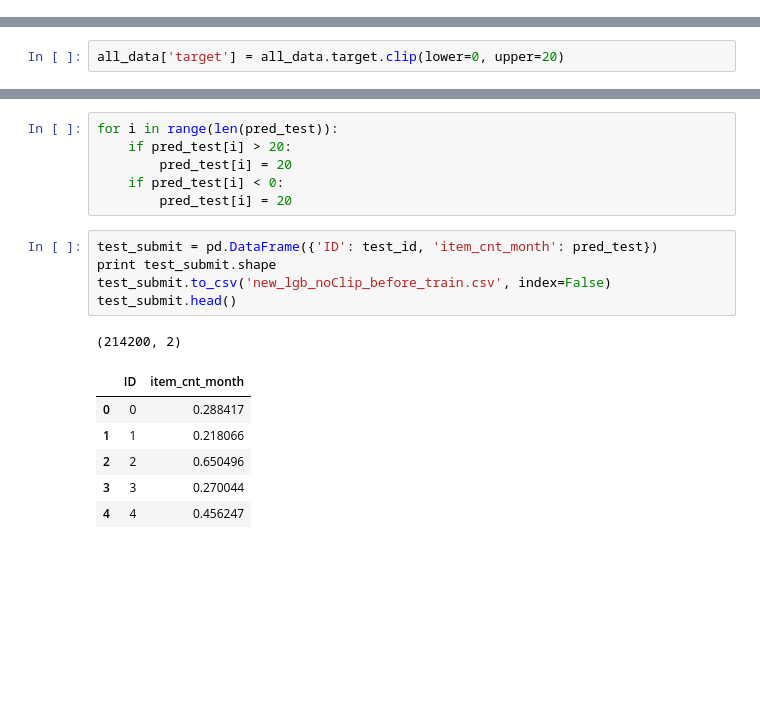
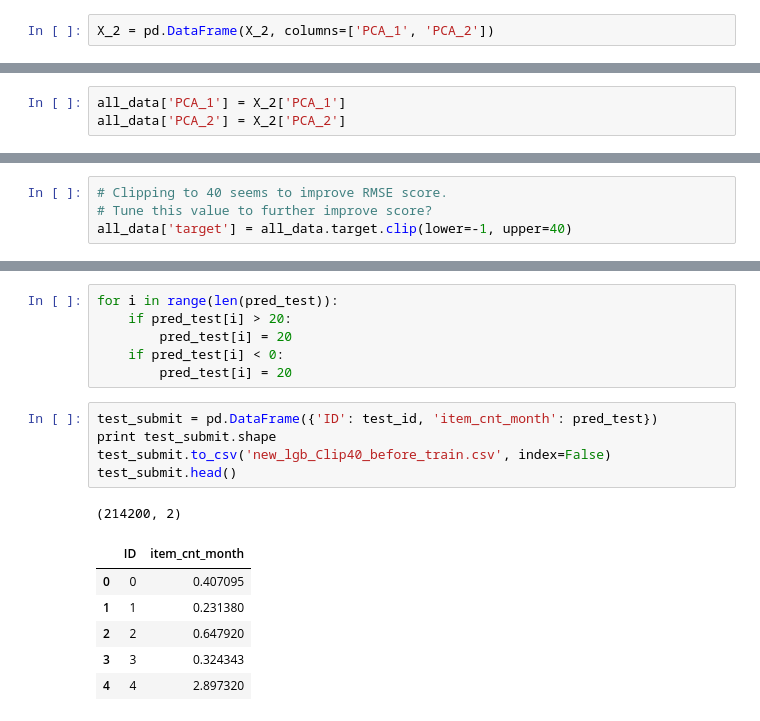
Before and after one commit to maviator/kaggle_coursera_course, a Jupyter notebook: script/MovingValidationPipeline.ipynb, the cells around one changed output, grey strips where cells are left out. Cells and saved outputs as stored; diff of their text form; blank space fills up the shorter version.

Commit message:
changed clipping to 40 before training. New LB score

```diff
--- a/script/MovingValidationPipeline.ipynb
+++ b/script/MovingValidationPipeline.ipynb
@@ -265,0 +343,2 @@ all_data, NAs = reduce_mem_usage(all_data)
+# %%
+X_2 = pd.DataFrame(X_2, columns=['PCA_1', 'PCA_2'])
@@ -265,0 +347,3 @@ all_data, NAs = reduce_mem_usage(all_data)
+# %%
+all_data['PCA_1'] = X_2['PCA_1']
+all_data['PCA_2'] = X_2['PCA_2']
@@ -302,5 +398,7 @@ all_data.target.describe()
-# %%
-all_data['target'] = all_data.target.clip(lower=0, upper=20)
+# %%
+# Clipping to 40 seems to improve RMSE score.
+# Tune this value to further improve score?
+all_data['target'] = all_data.target.clip(lower=-1, upper=40)
 # %%
 all_data.target.describe()
 # %% [output]
@@ -429,13 +500,13 @@ for i in range(len(pred_test)):
 # %%
 test_submit = pd.DataFrame({'ID': test_id, 'item_cnt_month': pred_test})
 print test_submit.shape
-test_submit.to_csv('new_lgb_noClip_before_train.csv', index=False)
+test_submit.to_csv('new_lgb_Clip40_before_train.csv', index=False)
 test_submit.head()
 # %% [output]
 (214200, 2)
 |  | ID | item_cnt_month |
-| 0 | 0 | 0.288417 |
-| 1 | 1 | 0.218066 |
-| 2 | 2 | 0.650496 |
-| 3 | 3 | 0.270044 |
-| 4 | 4 | 0.456247 |
+| 0 | 0 | 0.407095 |
+| 1 | 1 | 0.231380 |
+| 2 | 2 | 0.647920 |
+| 3 | 3 | 0.324343 |
+| 4 | 4 | 2.897320 |
```
Also changed, not shown: parts of 34 cells of this notebook.
